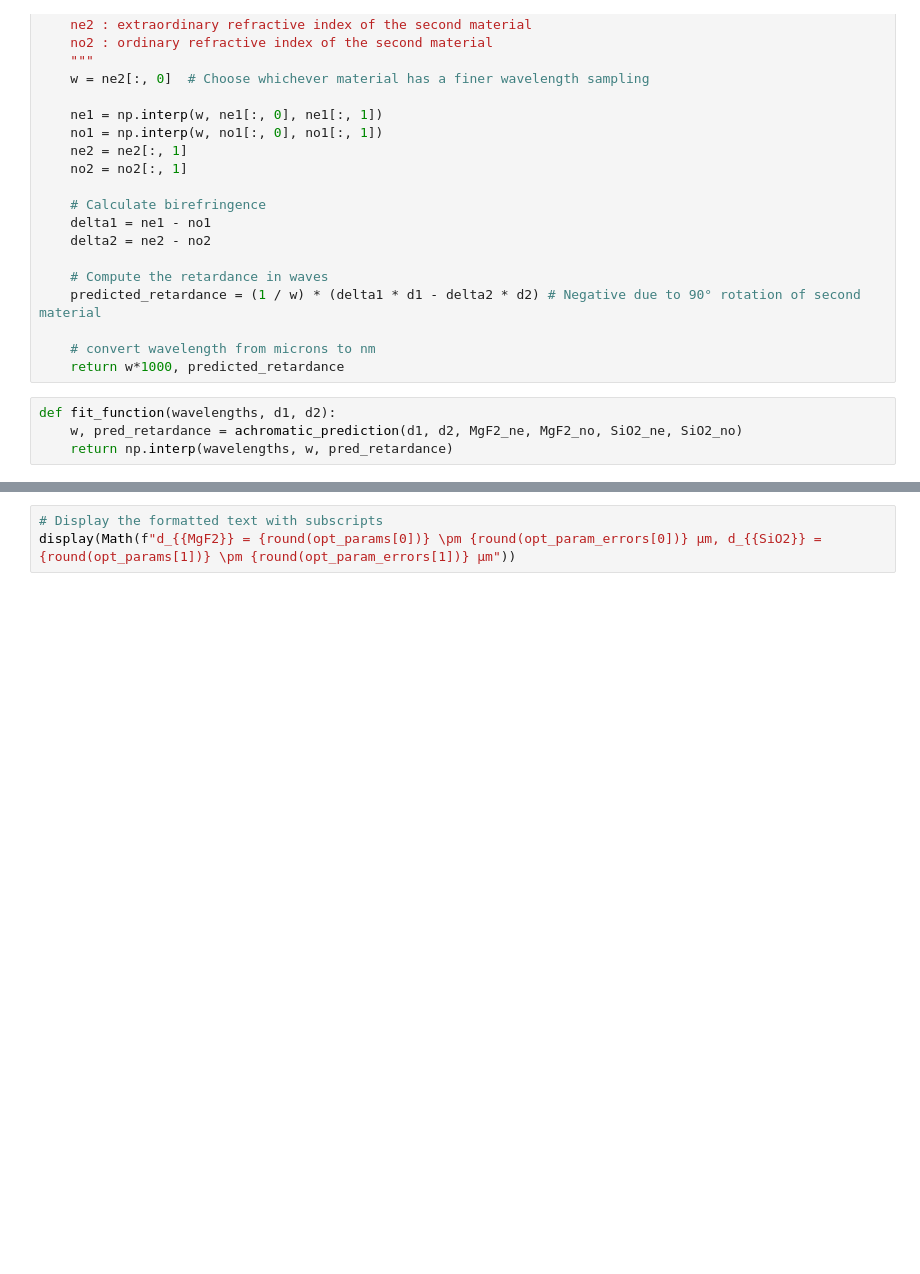
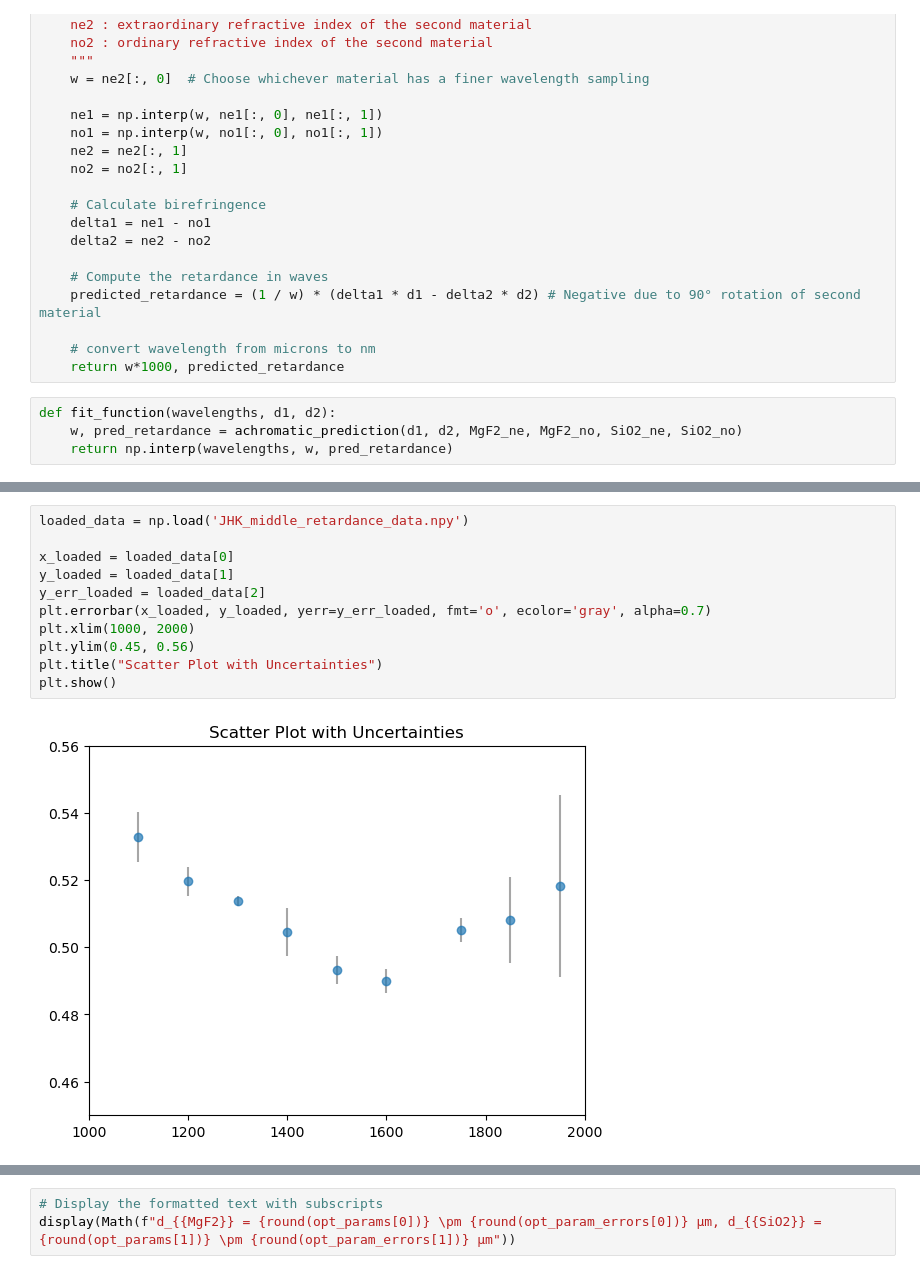
Before and after one commit to wcmelby/wcmelby-HWP_Characterizations, a Jupyter notebook: SuperK_Select_Data/JHK_Plate/JHK_SuperK_Analysis.ipynb, the cells around one changed output, grey strips where cells are left out. Drawn from its saved outputs; the diff is of its cells as text; blank space fills up the shorter version.

```diff
--- a/SuperK_Select_Data/JHK_Plate/JHK_SuperK_Analysis.ipynb
+++ b/SuperK_Select_Data/JHK_Plate/JHK_SuperK_Analysis.ipynb
@@ -811,3 +822,16 @@ print(corrected_Q_retardances)
+# %%
+loaded_data = np.load('JHK_middle_retardance_data.npy')
+
+x_loaded = loaded_data[0]
+y_loaded = loaded_data[1]
+y_err_loaded = loaded_data[2]
+plt.errorbar(x_loaded, y_loaded, yerr=y_err_loaded, fmt='o', ecolor='gray', alpha=0.7)
+plt.xlim(1000, 2000)
+plt.ylim(0.45, 0.56)
+plt.title("Scatter Plot with Uncertainties")
+plt.show()
+# %% [output]
+[figure, added]
 # %%
 opt_params, cov_matrix = curve_fit(fit_function, wavelengths, corrected_Q_retardances, p0=[1226, 1554], sigma=Q_retardance_errors)
 # opt_params, cov_matrix = curve_fit(fit_function, wavelengths, corrected_Q_retardances, p0=[1226, 1554])
```
Also changed, not shown: parts of 13 cells of this notebook, 4 other files.
